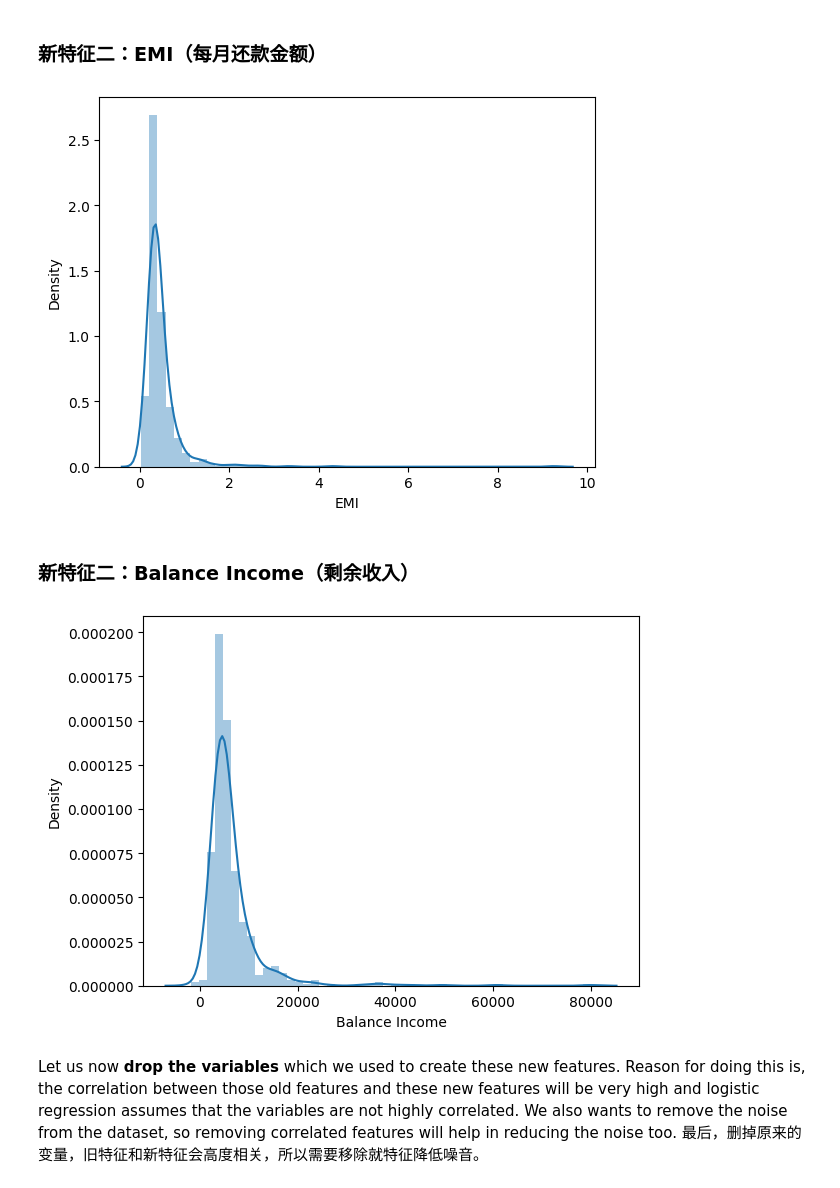
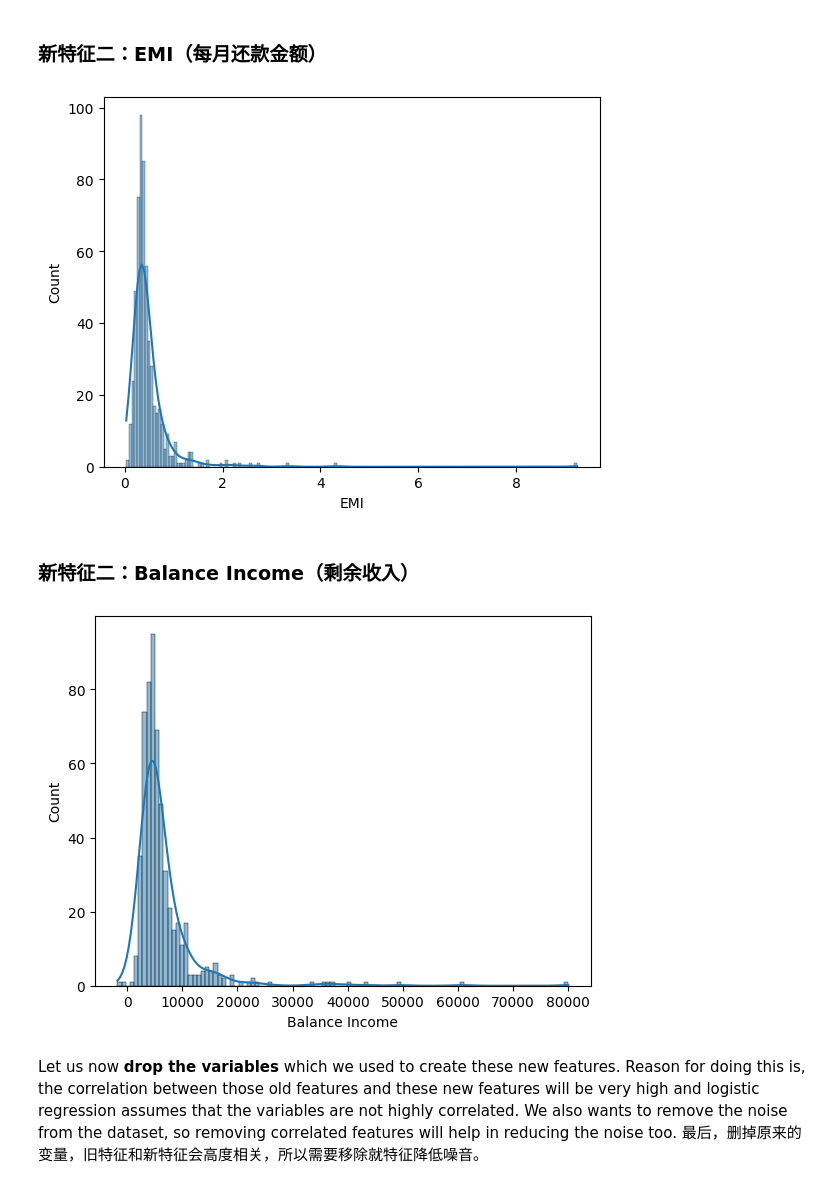
Before and after one commit to eevv2333/Study-Projects, a Jupyter notebook: 银行贷款预测Loan Prediction/Loan_Prediction.ipynb, the cells around one changed output. Drawn from its saved outputs; the diff is of its cells as text; code cells hidden in the pictures.

```diff
--- a/银行贷款预测Loan Prediction/Loan_Prediction.ipynb
+++ b/银行贷款预测Loan Prediction/Loan_Prediction.ipynb
@@ -795,18 +768,18 @@ Now the distribution looks much closer to normal and effect of extreme values ha
 train['EMI']=train['LoanAmount']/train['Loan_Amount_Term']
 test['EMI']=test['LoanAmount']/test['Loan_Amount_Term']
 #check the distribution of EMI variable.
-sns.distplot(train['EMI']);
+sns.histplot(train['EMI'],kde=True);
 # %% [output]
-[figure, old version]
+[figure, new version]
 # %% [markdown]
 ### 新特征二：Balance Income（剩余收入）
 # %%
 train['Balance Income']=train['Total_Income']-(train['EMI']*1000)
 # Multiply with 1000 to make the units equal test['Balance Income']=test['Total_Income']-(test['EMI']*1000)
-sns.distplot(train['Balance Income']);
+sns.histplot(train['Balance Income'],kde=True);
 test['Balance Income']=test['Total_Income']-(test['EMI']*1000)
 # %% [output]
-[figure, old version]
+[figure, new version]
 # %% [markdown]
 Let us now **drop the variables** which we used to create these new features. Reason for doing this is, the correlation between those old features and these new features will be very high and logistic regression assumes that the variables are not highly correlated. We also wants to remove the noise from the dataset, so removing correlated features will help in reducing the noise too.
 最后，删掉原来的变量，旧特征和新特征会高度相关，所以需要移除就特征降低噪音。
```
Also changed, not shown: parts of 5 cells of this notebook.
